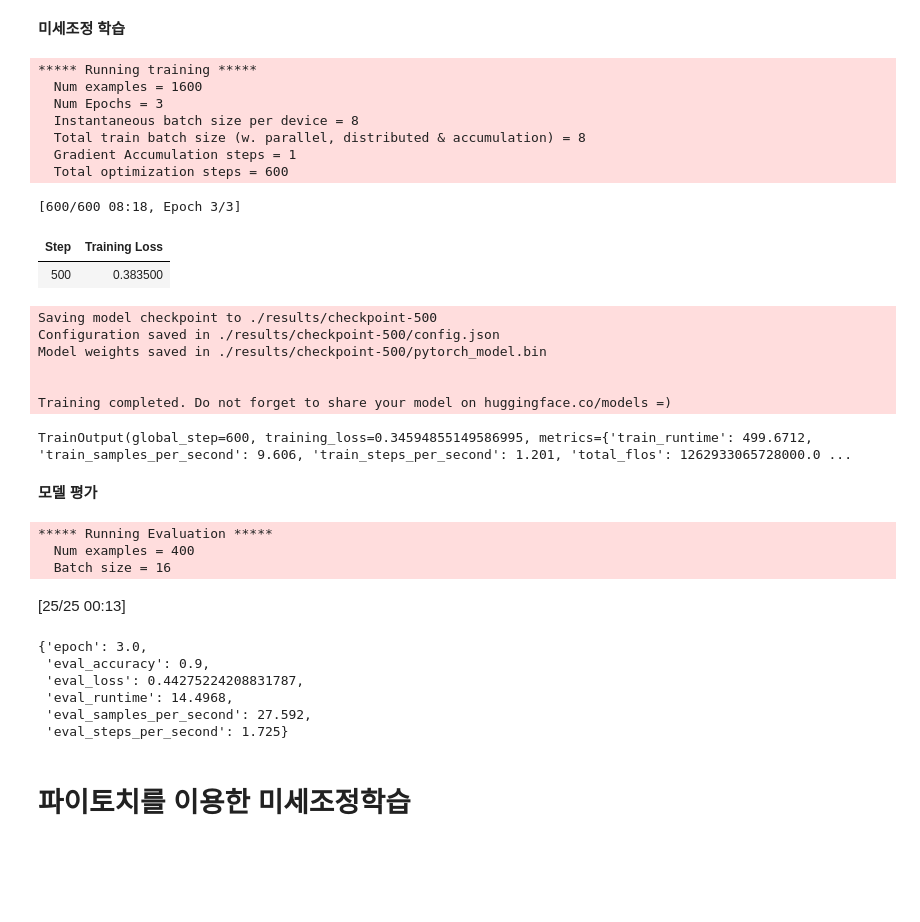
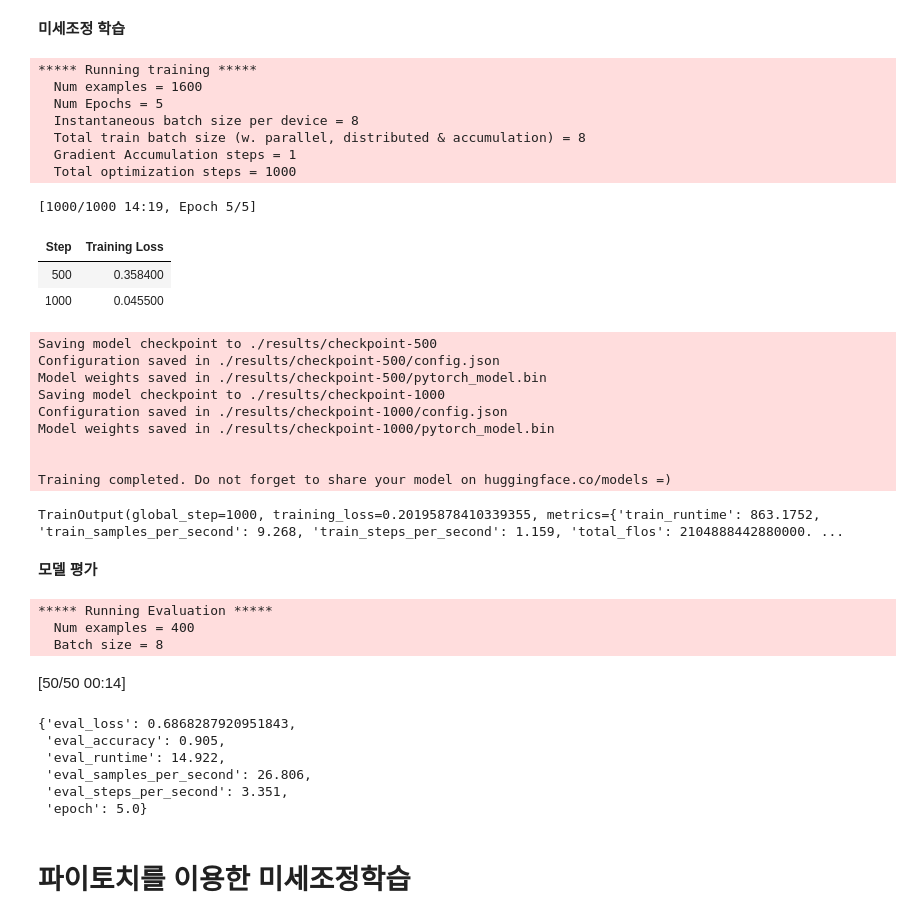
Before and after one commit to CaFeCoKe/TextMining, a Jupyter notebook: Chapter 15/BERT_Fine-tuning.ipynb, the cells around one changed output. Saved outputs shown, nothing was run; the diff lists cells and outputs as text; code cells hidden in the pictures; blank space fills up the shorter version.

Commit message:
Updated results of correcting misuse of metric's accuracy

```diff
--- a/Chapter 15/BERT_Fine-tuning.ipynb
+++ b/Chapter 15/BERT_Fine-tuning.ipynb
@@ -109,41 +127,45 @@ def compute_metrics(eval_pred):
 # %%
 from transformers import Trainer, TrainingArguments
 
 # Trainer에서 사용할 하이퍼 파라미터 지정
 training_args = TrainingArguments(
     output_dir='./results',          # 모형 예측이나 체크포인트 출력 폴더, 반드시 필요함
-    num_train_epochs=3,              # 학습 에포크 수
+    num_train_epochs=5,              # 학습 에포크 수
     per_device_train_batch_size=8,   # 학습에 사용할 배치 사이즈
-    per_device_eval_batch_size=16,   # 평가에 사용할 배치 사이즈
+    per_device_eval_batch_size=8,   # 평가에 사용할 배치 사이즈
 )
 
 trainer = Trainer(
     model=model,                     # 학습할 모형
     args=training_args,              # 위에서 정의한 학습 매개변수
     train_dataset=train_dataset,     # 훈련 데이터셋
     compute_metrics=compute_metrics,
 )
 
 # 미세조정 학습 실행
 trainer.train()
 # %% [output]
 ***** Running training *****
   Num examples = 1600
-  Num Epochs = 3
+  Num Epochs = 5
   Instantaneous batch size per device = 8
   Total train batch size (w. parallel, distributed & accumulation) = 8
   Gradient Accumulation steps = 1
-  Total optimization steps = 600
+  Total optimization steps = 1000
-[600/600 08:18, Epoch 3/3]
+[1000/1000 14:19, Epoch 5/5]
 | Step | Training Loss |
-| 500 | 0.383500 |
+| 500 | 0.358400 |
+| 1000 | 0.045500 |
 Saving model checkpoint to ./results/checkpoint-500
 Configuration saved in ./results/checkpoint-500/config.json
 Model weights saved in ./results/checkpoint-500/pytorch_model.bin
+Saving model checkpoint to ./results/checkpoint-1000
+Configuration saved in ./results/checkpoint-1000/config.json
+Model weights saved in ./results/checkpoint-1000/pytorch_model.bin
 
 
 Training completed. Do not forget to share your model on huggingface.co/models =)
-TrainOutput(global_step=600, training_loss=0.34594855149586995, metrics={'train_runtime': 499.6712, 'train_samples_per_second': 9.606, 'train_steps_per_second': 1.201, 'total_flos': 1262933065728000.0 ...
+TrainOutput(global_step=1000, training_loss=0.20195878410339355, metrics={'train_runtime': 863.1752, 'train_samples_per_second': 9.268, 'train_steps_per_second': 1.159, 'total_flos': 2104888442880000. ...
 # %% [markdown]
 **모델 평가**
 # %%
@@ -151,14 +173,14 @@ trainer.evaluate(eval_dataset=test_dataset)
 # %% [output]
 ***** Running Evaluation *****
   Num examples = 400
-  Batch size = 16
+  Batch size = 8
-[25/25 00:13]
+[50/50 00:14]
-{'epoch': 3.0,
- 'eval_accuracy': 0.9,
- 'eval_loss': 0.44275224208831787,
- 'eval_runtime': 14.4968,
- 'eval_samples_per_second': 27.592,
- 'eval_steps_per_second': 1.725}
+{'eval_loss': 0.6868287920951843,
+ 'eval_accuracy': 0.905,
+ 'eval_runtime': 14.922,
+ 'eval_samples_per_second': 26.806,
+ 'eval_steps_per_second': 3.351,
+ 'epoch': 5.0}
 # %% [markdown]
 # 파이토치를 이용한 미세조정학습
 # %%
```
Also changed, not shown: parts of 5 cells of this notebook.
